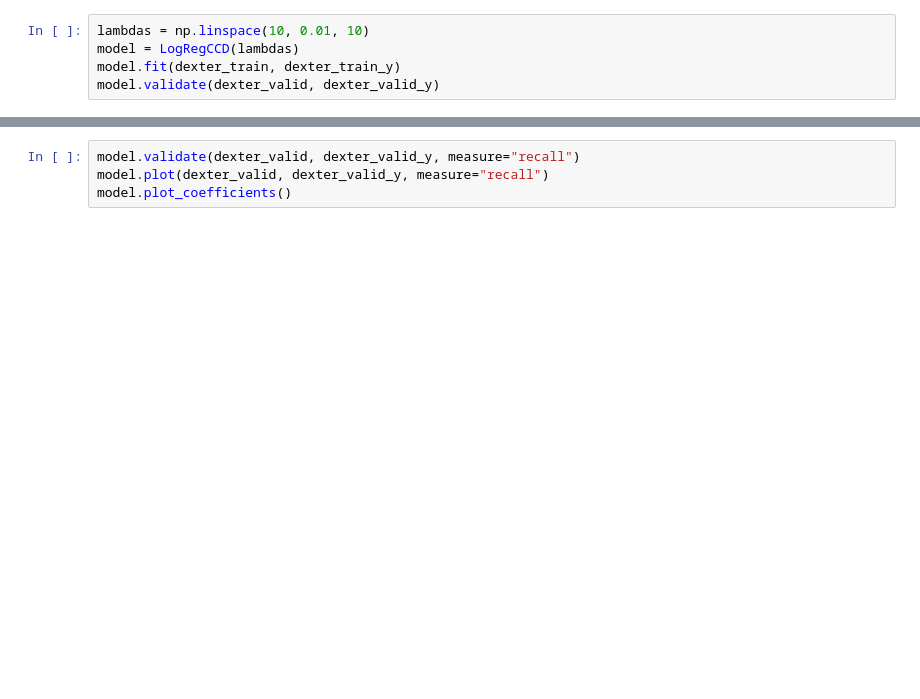
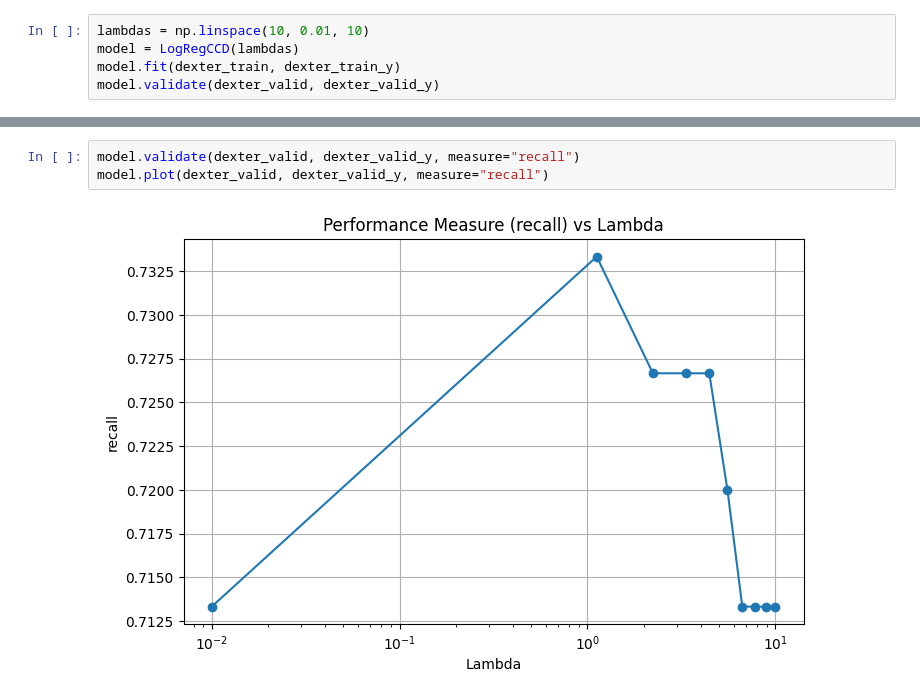
Before and after one commit to mouradianelen/LogRegCCD, a Jupyter notebook: dexter_notebook.ipynb, the cells around one changed output, grey strips where cells are left out. Drawn from its saved outputs; the diff is of its cells as text; blank space fills up the shorter version.

```diff
--- a/dexter_notebook.ipynb
+++ b/dexter_notebook.ipynb
@@ -43,7 +52,8 @@ model.plot_coefficients()
 # %%
 model.validate(dexter_valid, dexter_valid_y, measure="recall")
 model.plot(dexter_valid, dexter_valid_y, measure="recall")
-model.plot_coefficients()
+# %% [output]
+[figure, added]
 # %%
 model.validate(dexter_valid, dexter_valid_y, measure="precision")
 model.plot(dexter_valid, dexter_valid_y, measure="precision")
```
Also changed, not shown: parts of 14 cells of this notebook, 18 other files.
